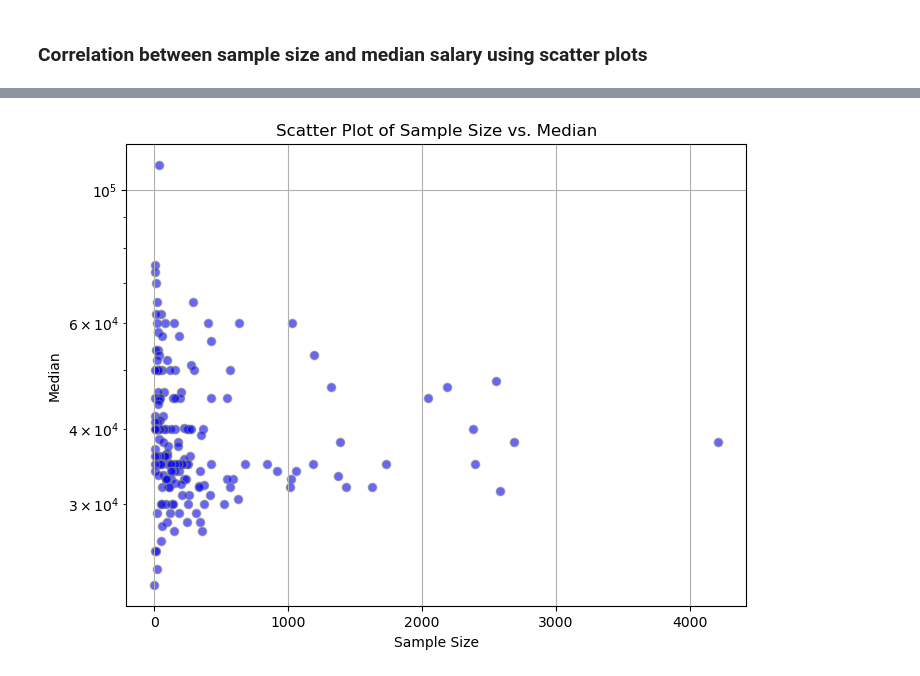
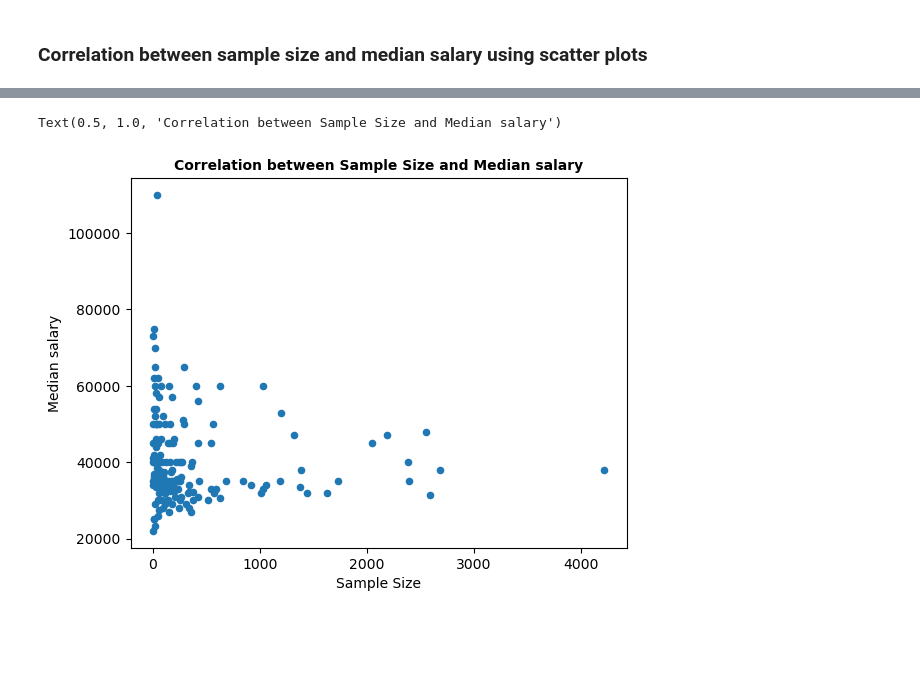
Before and after one commit to Nimaga95/Data_Science_Project-1, a Jupyter notebook: data_exploratory.ipynb, the cells around one changed output, grey strips where cells are left out. Cells and saved outputs as stored; diff of their text form; code cells hidden in the pictures; blank space fills up the shorter version.

```diff
--- a/data_exploratory.ipynb
+++ b/data_exploratory.ipynb
@@ -57,20 +53,10 @@ data.plot(x='Sample_size', y='Median', kind='scatter')
-# %%
-plt.figure(figsize=(8, 6))  # Adjust the figure size to your preference
-
-# Plot the data with a scatter plot
-plt.scatter(data['Sample_size'], data['Median'], c='blue', edgecolors='gray', alpha=0.6)
-
-# Customize the appearance of the plot
-plt.xlabel('Sample Size')
-plt.ylabel('Median')
-plt.title('Scatter Plot of Sample Size vs. Median')
-plt.grid(True)
-
-# Change the scale of the y-axis (optional)
-# You can use log scale for the y-axis to handle a wide range of values
-plt.yscale('log')
-
-# Show the plot
-plt.show()
-# %% [output]
-[figure, removed]
+# %%
+data.plot(x='Sample_size', y='Median', kind='scatter')
+
+# Customize the appearance of the plot
+plt.xlabel('Sample Size')
+plt.ylabel('Median salary')
+plt.title('Correlation between Sample Size and Median salary', fontweight='bold', fontsize=10)
+# %% [output]
+Text(0.5, 1.0, 'Correlation between Sample Size and Median salary')
+[figure, added]
```
Also changed, not shown: parts of 11 cells of this notebook.
